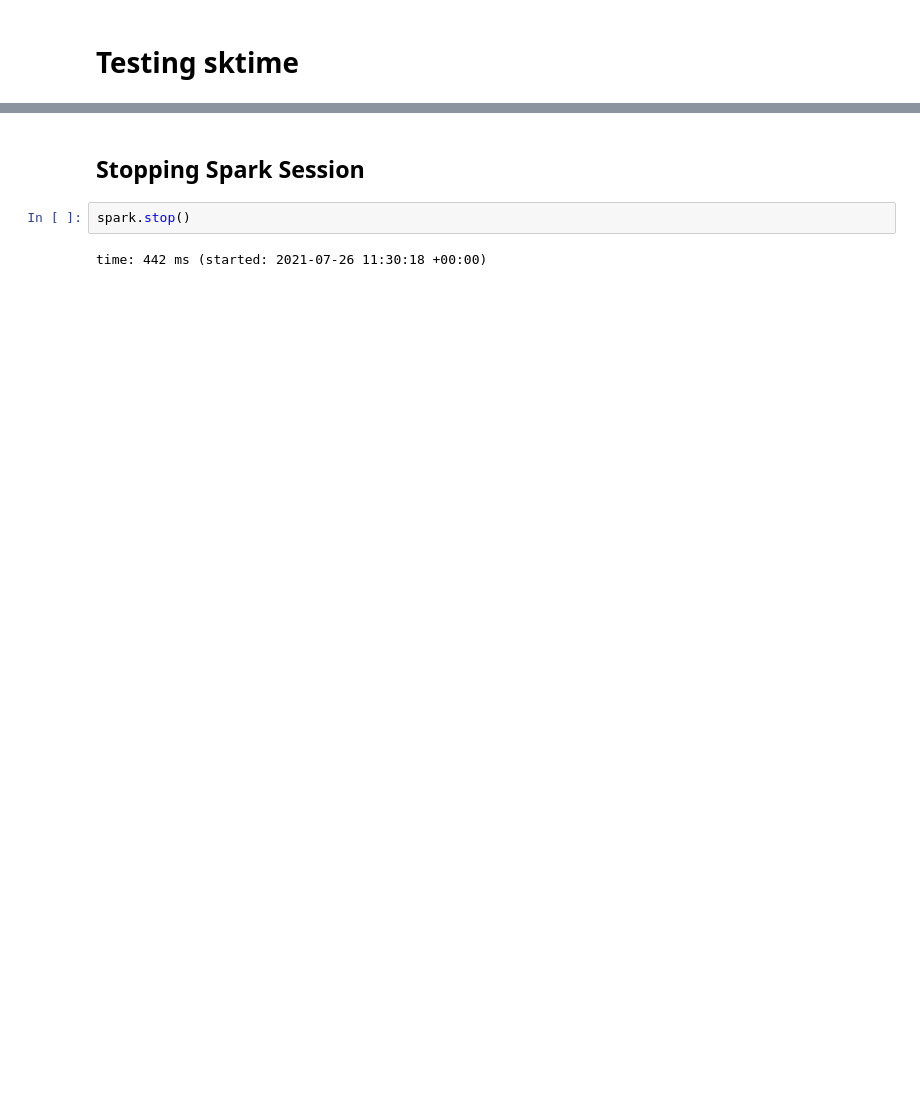
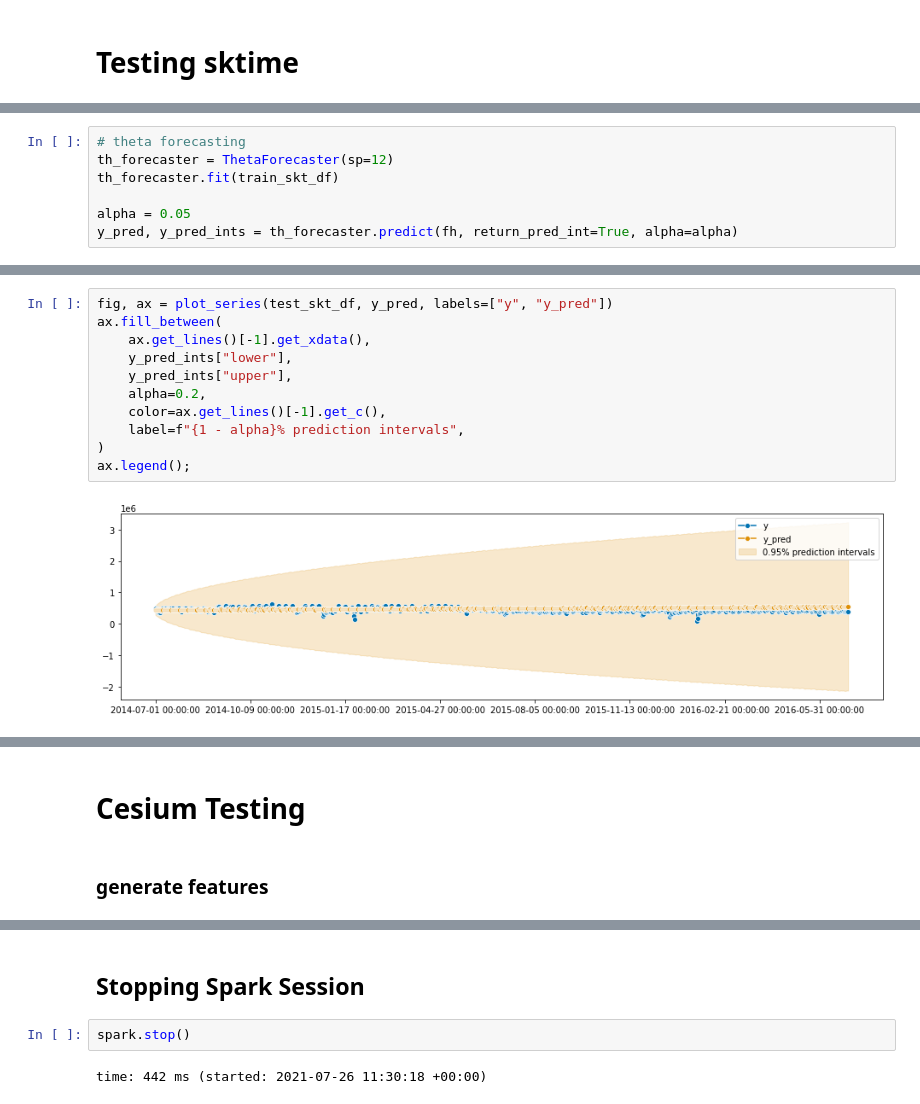
Before and after one commit to Data-drone/timeseries_mlflow, a Jupyter notebook: TimeSeries Forecast.ipynb, the cells around one changed output, grey strips where cells are left out. Cells and saved outputs as stored; diff of their text form; blank space fills up the shorter version.

```diff
--- a/TimeSeries Forecast.ipynb
+++ b/TimeSeries Forecast.ipynb
@@ -392,0 +382,7 @@ time: 12.3 ms (started: 2021-07-26 14:10:26 +00:00)
+# %%
+# theta forecasting
+th_forecaster = ThetaForecaster(sp=12)
+th_forecaster.fit(train_skt_df)
+
+alpha = 0.05
+y_pred, y_pred_ints = th_forecaster.predict(fh, return_pred_int=True, alpha=alpha)
@@ -392,0 +391,13 @@ time: 12.3 ms (started: 2021-07-26 14:10:26 +00:00)
+# %%
+fig, ax = plot_series(test_skt_df, y_pred, labels=["y", "y_pred"])
+ax.fill_between(
+    ax.get_lines()[-1].get_xdata(),
+    y_pred_ints["lower"],
+    y_pred_ints["upper"],
+    alpha=0.2,
+    color=ax.get_lines()[-1].get_c(),
+    label=f"{1 - alpha}% prediction intervals",
+)
+ax.legend();
+# %% [output]
+[figure, added]
@@ -392,0 +405,4 @@ time: 12.3 ms (started: 2021-07-26 14:10:26 +00:00)
+# %% [markdown]
+# Cesium Testing
+# %% [markdown]
+### generate features
```
Also changed, not shown: parts of 51 cells of this notebook, 2 other files.
